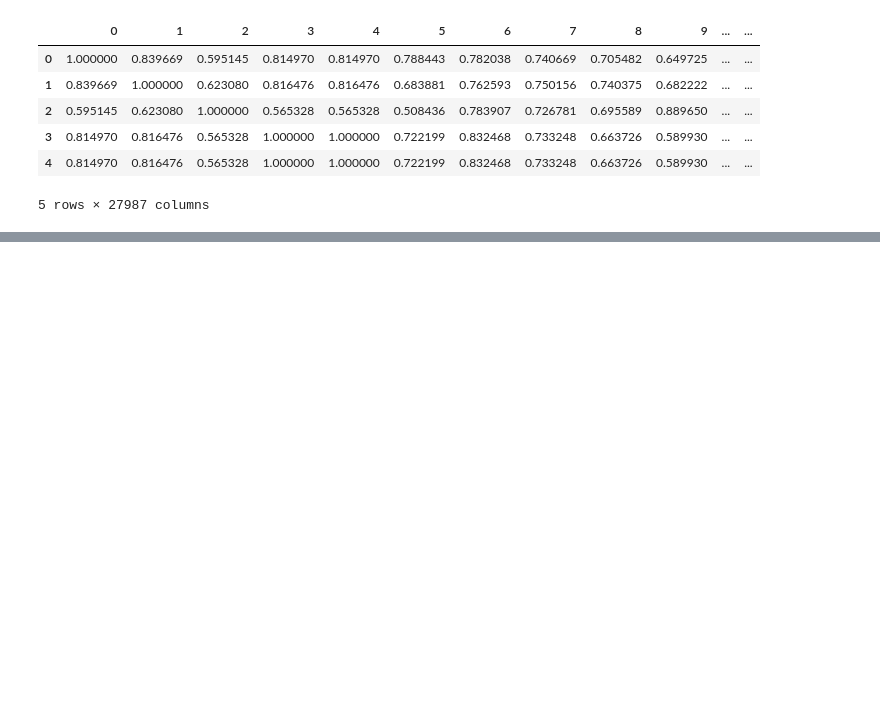
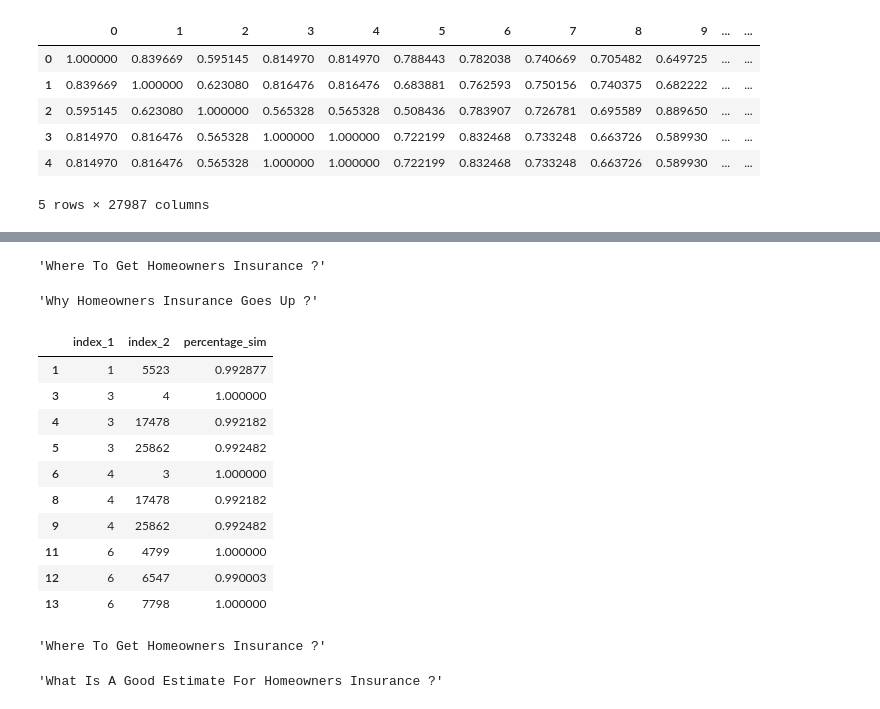
Before and after one commit to mouadhhamdi/insuranceQA, a Jupyter notebook: Similarities.ipynb, the cells around one changed output, grey strips where cells are left out. Cells and saved outputs as stored; diff of their text form; code cells hidden in the pictures; blank space fills up the shorter version.

```diff
--- a/Similarities.ipynb
+++ b/Similarities.ipynb
@@ -294,0 +269,4 @@ sm_df_95.replace(np.nan, 0)
+# %%
+threshold = 0.99
+# Filter up to a threshold
+sm_th = filter_threshold(similarity_matrix,threshold)
@@ -294,0 +275,41 @@ sm_df_95.replace(np.nan, 0)
+# %%
+# 3, 11258
+l2q.iloc[6]['questions_text']
+# %% [output]
+'Where To Get Homeowners Insurance ?'
+# %%
+l2q.iloc[18379]['questions_text']
+# %% [output]
+'Why Homeowners Insurance Goes Up ?'
+# %%
+# Remove the rows with one eleme since it's the comparison with ot self
+sm_th = [elem for elem in sm_th if len(elem)>1]
+sm_th = list(itertools.chain(*sm_th))
+# %%
+similar_questions = pd.DataFrame({'index_1':[x[0] for x in sm_th ],'index_2':[x[1] for x in sm_th ],
+                      'percentage_sim':[x[2] for x in sm_th ]})
+# %%
+# Remove the rows where we compare the same index
+similar_questions = similar_questions[similar_questions['index_1'] != similar_questions['index_2']]
+# %%
+similar_questions.head(10)
+# %% [output]
+|  | index_1 | index_2 | percentage_sim |
+| 1 | 1 | 5523 | 0.992877 |
+| 3 | 3 | 4 | 1.000000 |
+| 4 | 3 | 17478 | 0.992182 |
+| 5 | 3 | 25862 | 0.992482 |
+| 6 | 4 | 3 | 1.000000 |
+| 8 | 4 | 17478 | 0.992182 |
+| 9 | 4 | 25862 | 0.992482 |
+| 11 | 6 | 4799 | 1.000000 |
+| 12 | 6 | 6547 | 0.990003 |
+| 13 | 6 | 7798 | 1.000000 |
+# %%
+l2q.iloc[6]['questions_text']
+# %% [output]
+'Where To Get Homeowners Insurance ?'
+# %%
+l2q.iloc[6547]['questions_text']
+# %% [output]
+'What Is A Good Estimate For Homeowners Insurance ?'
```
Also changed, not shown: parts of 12 cells of this notebook.
